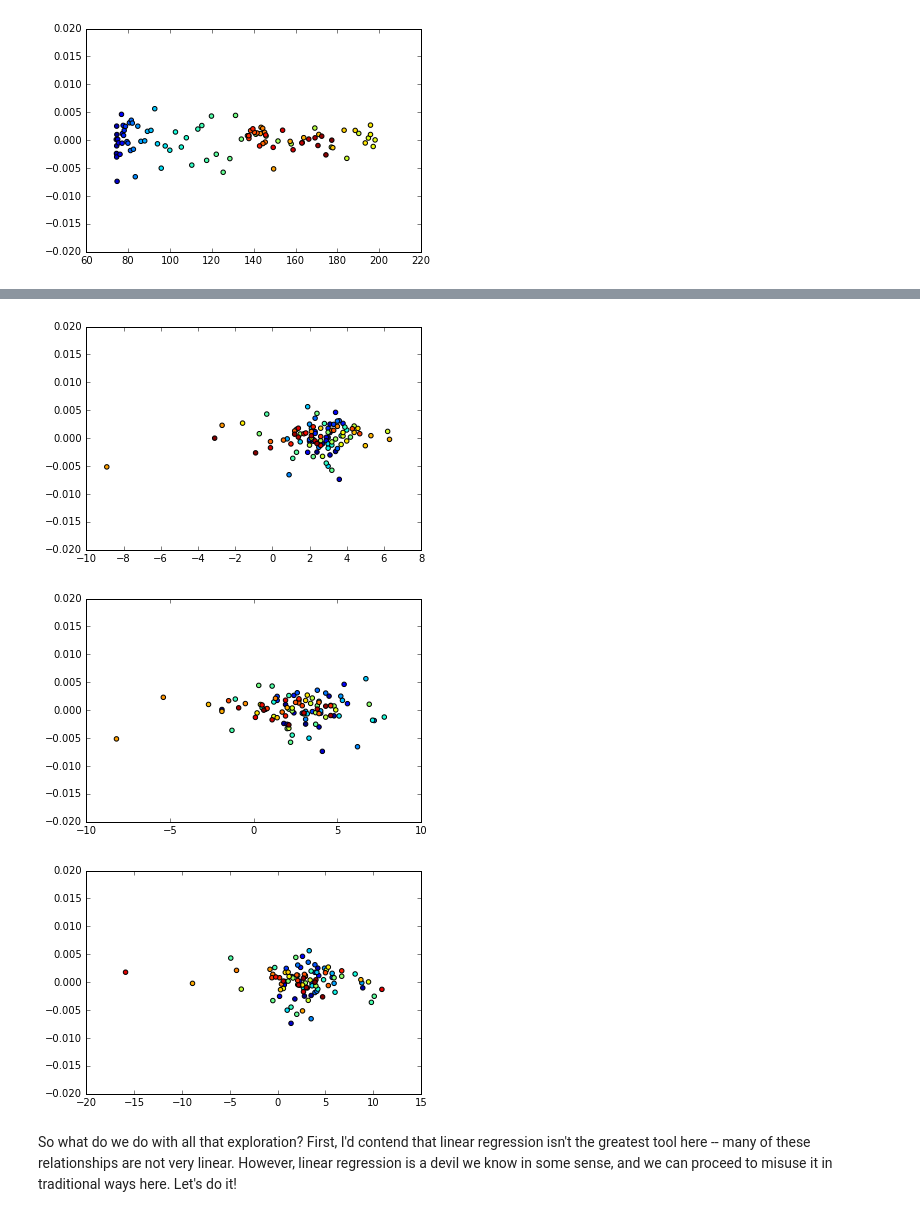
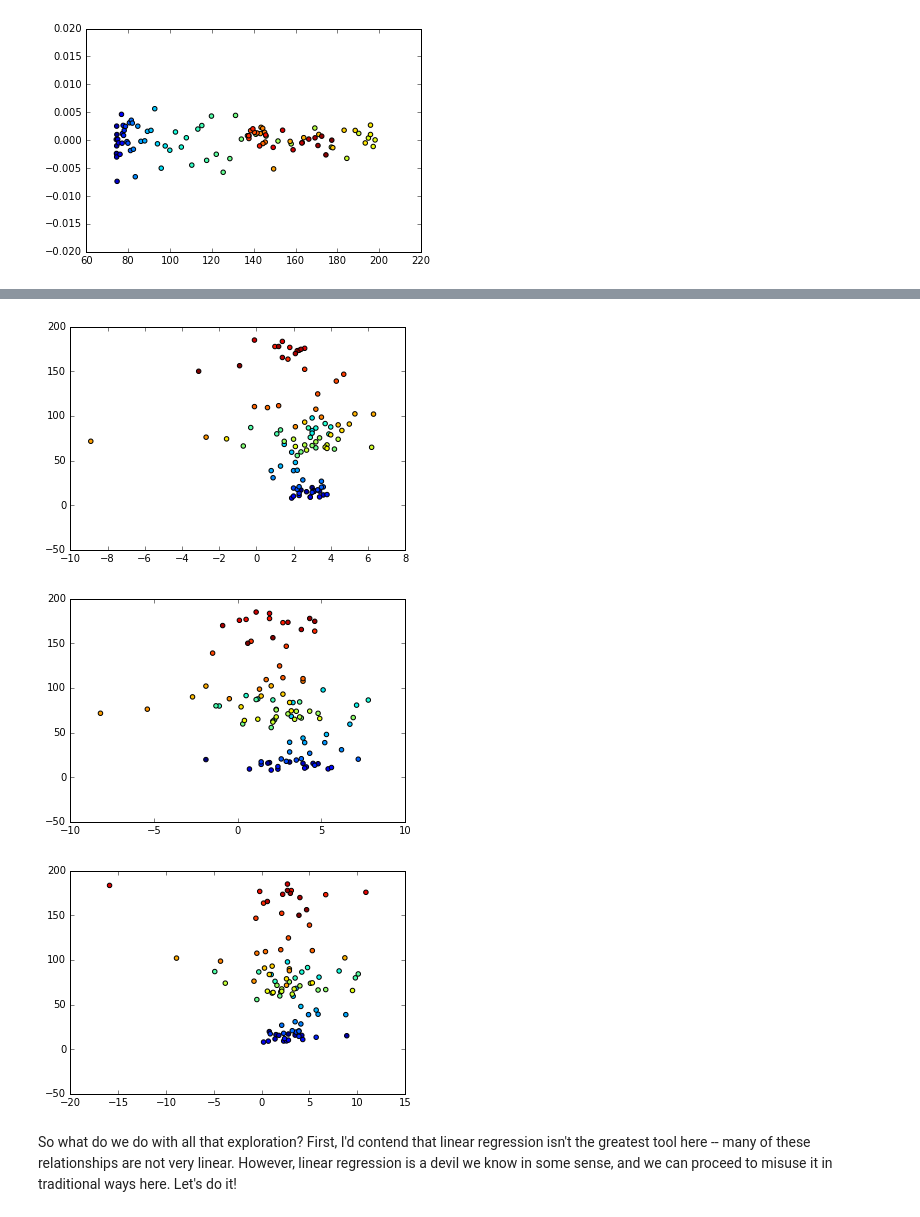
Before and after one commit to kaitai/stress-testing-with-jupyter, a Jupyter notebook: Playing with financial data and Python 3.ipynb, the cells around one changed output, grey strips where cells are left out. Cells and saved outputs as stored; diff of their text form; code cells hidden in the pictures.

```diff
--- a/Playing with financial data and Python 3.ipynb
+++ b/Playing with financial data and Python 3.ipynb
@@ -228,15 +224,15 @@ plt.scatter(historical_data_dom['House Price Index (Level)']['1991-03-31':'2015-
 # %%
-plt.scatter(historical_data_dom['CPI inflation rate']['1991-03-31':'2015-03-31'], quarterly_ibm['Log_Ret']['1991-03-31':'2015-03-31'], c=t);
+plt.scatter(historical_data_dom['CPI inflation rate']['1991-03-31':'2015-03-31'], quarterly_ibm['Adj Close']['1991-03-31':'2015-03-31'], c=t);
 # %% [output]
-[figure, old version]
+[figure, new version]
 # %%
-plt.scatter(historical_data_dom['Real GDP growth']['1991-03-31':'2015-03-31'], quarterly_ibm['Log_Ret']['1991-03-31':'2015-03-31'], c=t);
+plt.scatter(historical_data_dom['Real GDP growth']['1991-03-31':'2015-03-31'], quarterly_ibm['Adj Close']['1991-03-31':'2015-03-31'], c=t);
 # %% [output]
-[figure, old version]
+[figure, new version]
 # %%
-plt.scatter(historical_data_dom['Real disposable income growth']['1991-03-31':'2015-03-31'], quarterly_ibm['Log_Ret']['1991-03-31':'2015-03-31'], c=t);
+plt.scatter(historical_data_dom['Real disposable income growth']['1991-03-31':'2015-03-31'], quarterly_ibm['Adj Close']['1991-03-31':'2015-03-31'], c=t);
 # %% [output]
-[figure, old version]
+[figure, new version]
 # %% [markdown]
 So what do we do with all that exploration? First, I'd contend that linear regression isn't the greatest tool here -- many of these relationships are not very linear. However, linear regression is a devil we know in some sense, and we can proceed to misuse it in traditional ways here. Let's do it!
 # %%
```
Also changed, not shown: parts of 12 cells of this notebook.
